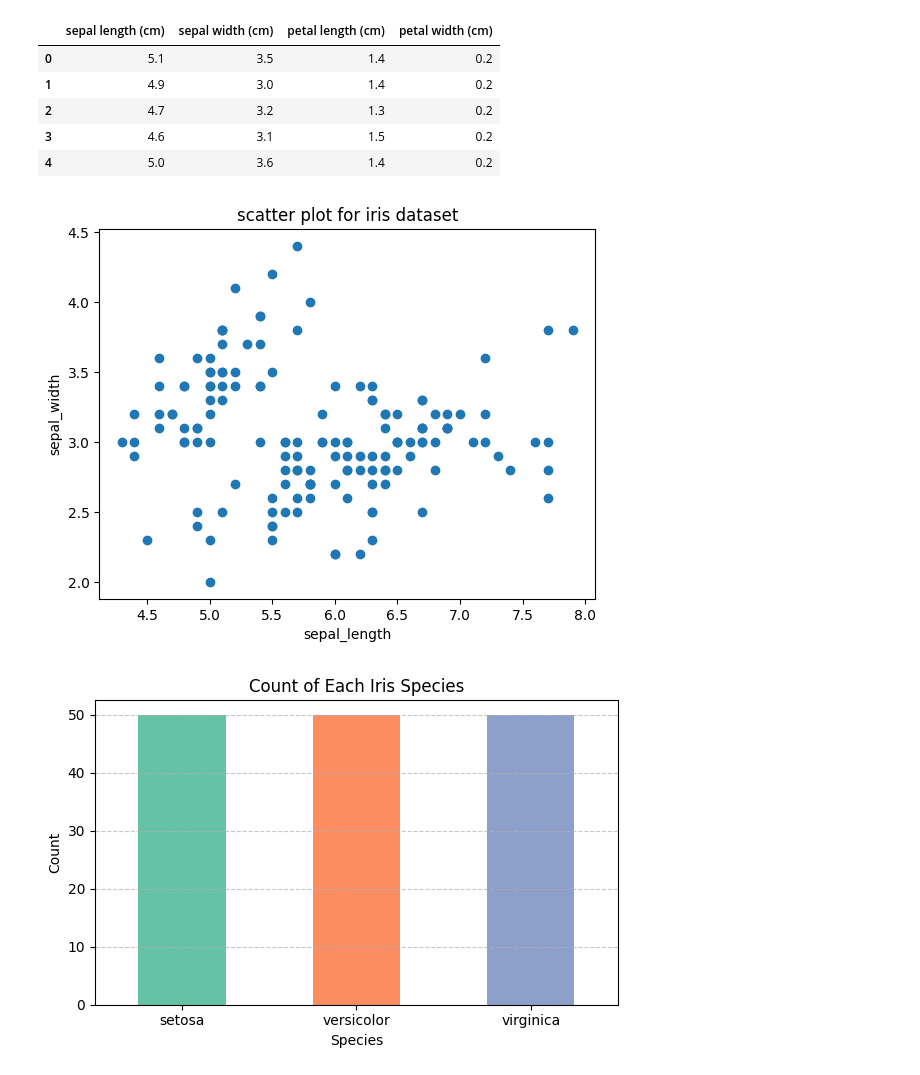
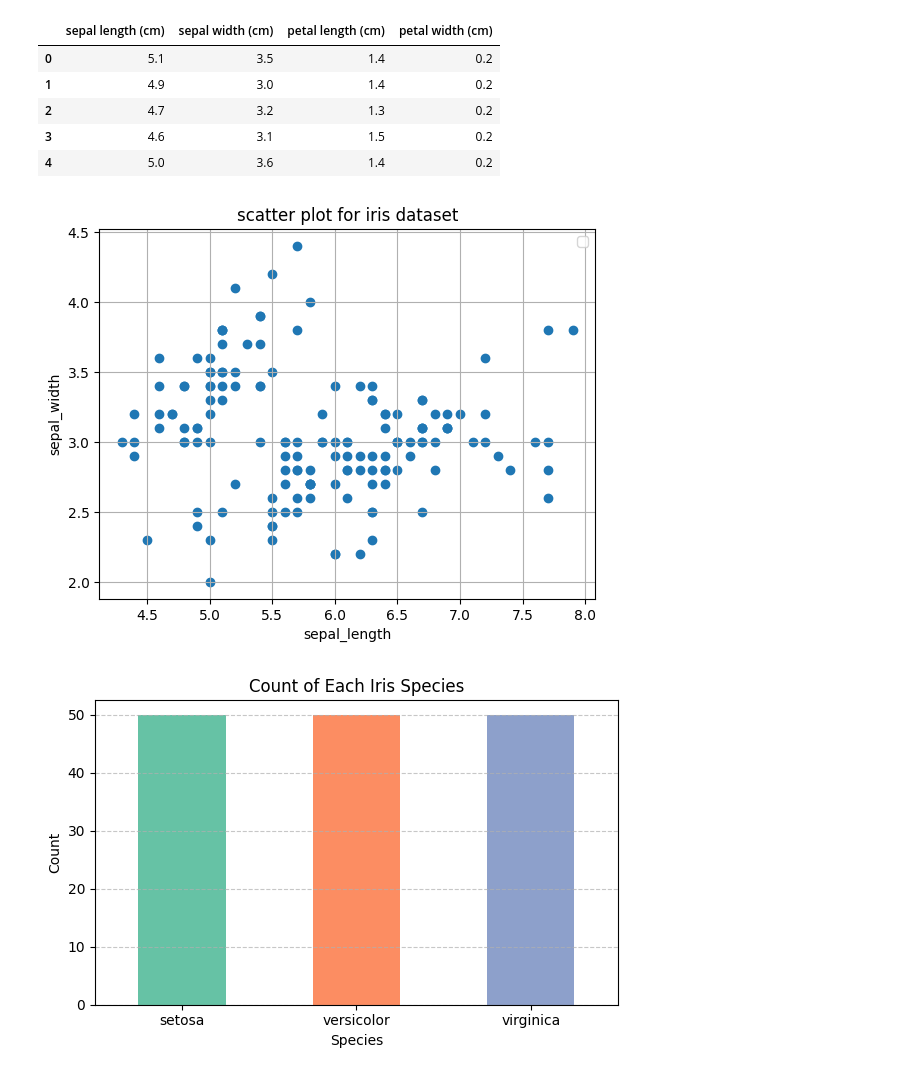
Before and after one commit to shivakumar8660/shivab1, a Jupyter notebook: shivakumar_AIML_lab.ipynb, the cells around one changed output. Saved outputs shown, nothing was run; the diff lists cells and outputs as text; code cells hidden in the pictures.

```diff
--- a/shivakumar_AIML_lab.ipynb
+++ b/shivakumar_AIML_lab.ipynb
@@ -1515,15 +1488,17 @@ df.head()
 # %%
 import pandas as pd
 import matplotlib.pyplot as plt
 x=df['sepal length (cm)']
 y=df['sepal width (cm)']
 plt.scatter(x,y)
 plt.xlabel('sepal_length')
 plt.ylabel('sepal_width')
 plt.title('scatter plot for iris dataset')
+plt.legend()
+plt.grid(True)
 plt.show()
 # %% [output]
-[figure, old version]
+[figure, new version]
 # %%
 import pandas as pd
 import matplotlib.pyplot as plt
```
Also changed, not shown: parts of 21 cells of this notebook.
